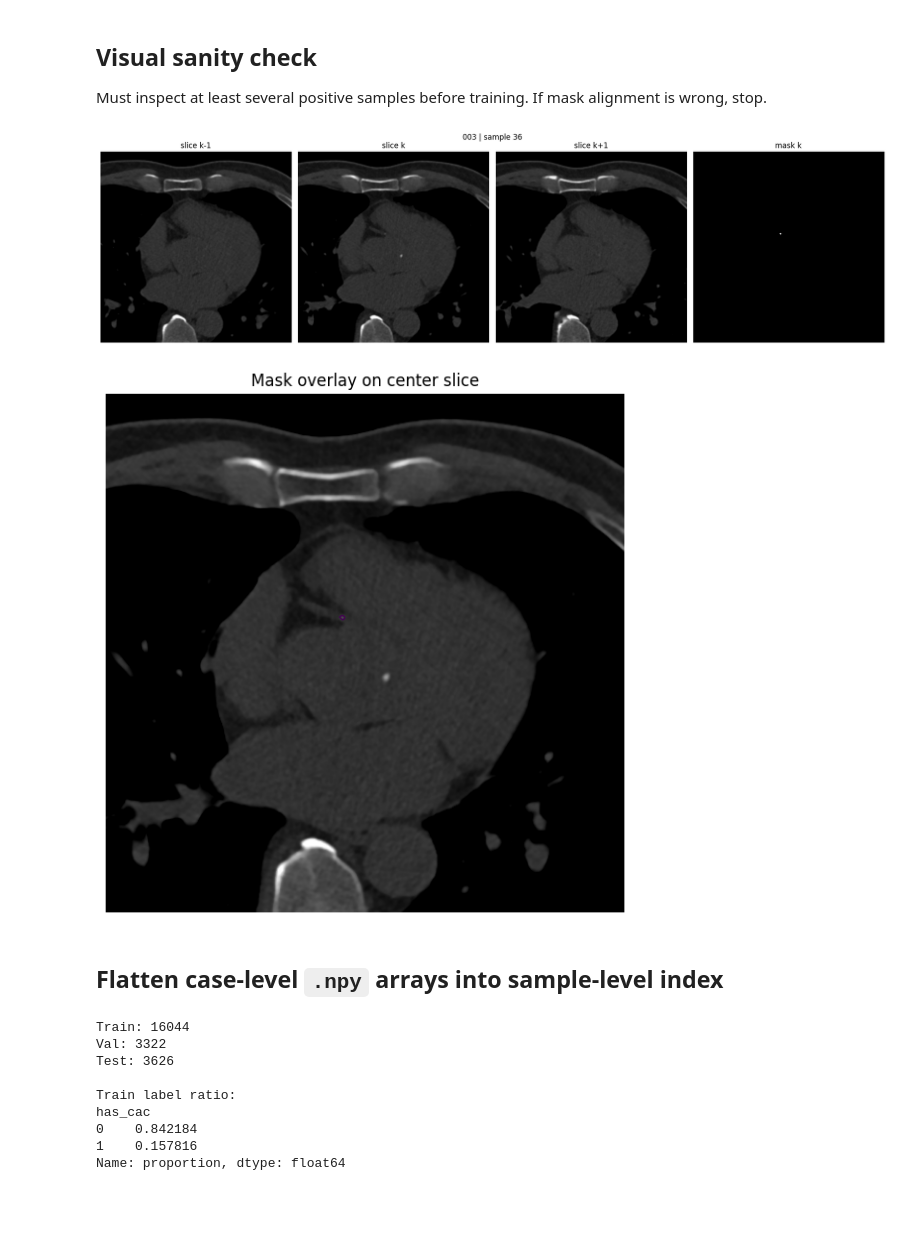
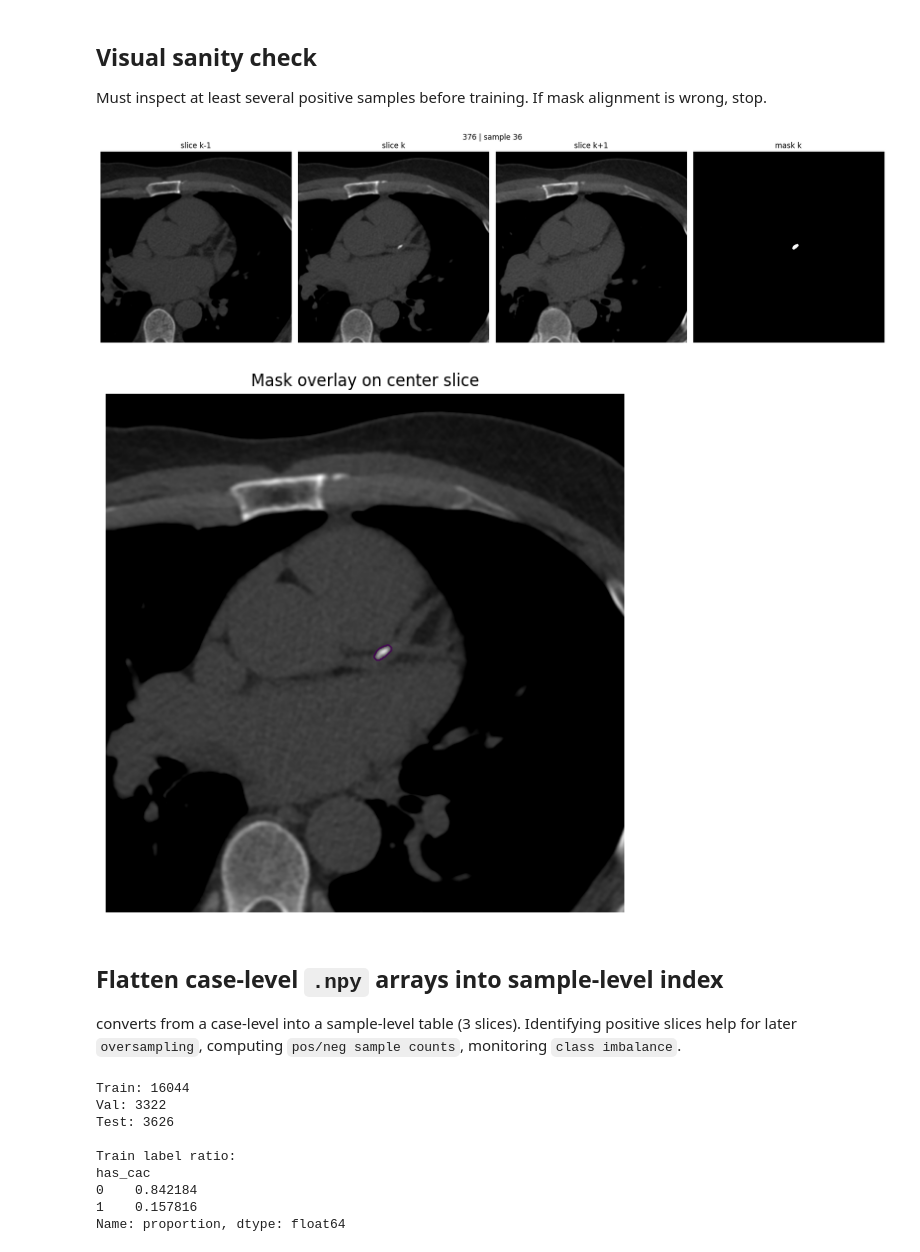
Before and after one commit to AIO-Conquer-3-AI-for-Medical/coronary-calcification-segmentation, a Jupyter notebook: pipeline.ipynb, the cells around one changed output. Saved outputs shown, nothing was run; the diff lists cells and outputs as text; code cells hidden in the pictures; blank space fills up the shorter version.

```diff
--- a/pipeline.ipynb
+++ b/pipeline.ipynb
@@ -92,14 +127,14 @@ class CFG:
     SPLIT_CSV: str = "case_splits.csv"
 
     BATCH_SIZE: int = 8
-    NUM_WORKERS: int = 0
+    NUM_WORKERS: int = 2
     PIN_MEMORY: bool = torch.cuda.is_available()
 
-    SEED: int = 30
-    EPOCHS: int = 10
+    SEED: int = 42
+    EPOCHS: int = 25
     LR: float = 1e-4
     WEIGHT_DECAY: float = 1e-5
-    MASK_THRESHOLD: float = 0.5
+    MASK_THRESHOLD: float = 0.6
 
 cfg = CFG()
 
@@ -280,43 +318,46 @@ def load_positive_sample(case_id: str):
     y = np.load(row["mask_path"], mmap_mode="r")
 
     positive_idx = np.where(np.sum(y > 0, axis=(1, 2, 3)) > 0)[0]
+    # Safe stoppage
     if len(positive_idx) == 0:
         return None
 
     idx = int(positive_idx[0])
     return np.array(x[idx]), np.array(y[idx]), idx
 
 positive_cases = case_stats_df[case_stats_df["positive_samples"] > 0]["case_id"].tolist()
 assert positive_cases, "No positive_masks found."
 
-case_id = positive_cases[0]
+# Loads random case that has positive slices
+case_id = random.choice(positive_cases)
 x_sample, y_sample, sample_idx = load_positive_sample(case_id)
 
 fig, axes = plt.subplots(1, 4, figsize=(18, 5))
 for i, title in enumerate(["slice k-1", "slice k", "slice k+1"]):
     axes[i].imshow(x_sample[i], cmap="gray")
     axes[i].set_title(title)
     axes[i].axis("off")
 
 axes[3].imshow(y_sample[0], cmap="gray")
 axes[3].set_title("mask k")
 axes[3].axis("off")
 plt.suptitle(f"{case_id} | sample {sample_idx}")
 plt.tight_layout()
 plt.show()
 
 plt.figure(figsize=(7, 7))
 plt.imshow(x_sample[1], cmap="gray")
 if y_sample[0].max() > 0:
     plt.contour(y_sample[0], levels=[0.5], linewidths=1)
 plt.title("Mask overlay on center slice")
 plt.axis("off")
 plt.show()
 # %% [output]
-[figure, old version]
+[figure, new version]
-[figure, old version]
+[figure, new version]
 # %% [markdown]
 ## Flatten case-level `.npy` arrays into sample-level index
+converts from a case-level into a sample-level table (3 slices). Identifying positive slices help for later `oversampling`, computing `pos/neg sample counts`, monitoring `class imbalance`.
 # %%
 def build_sample_index(manifest_subset: pd.DataFrame) -> pd.DataFrame:
     rows = []
```
Also changed, not shown: parts of 37 cells of this notebook, 8 other files.
